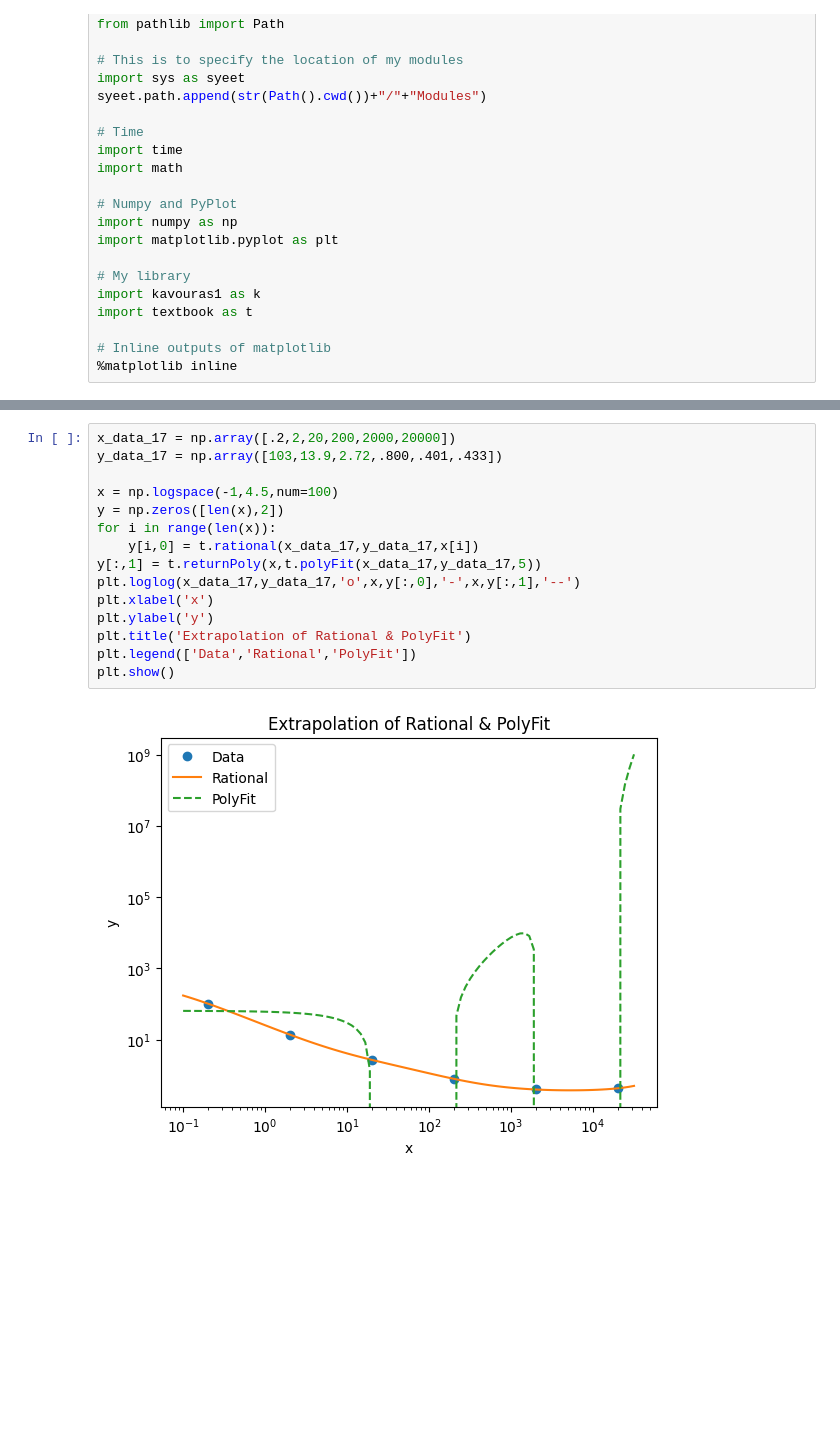
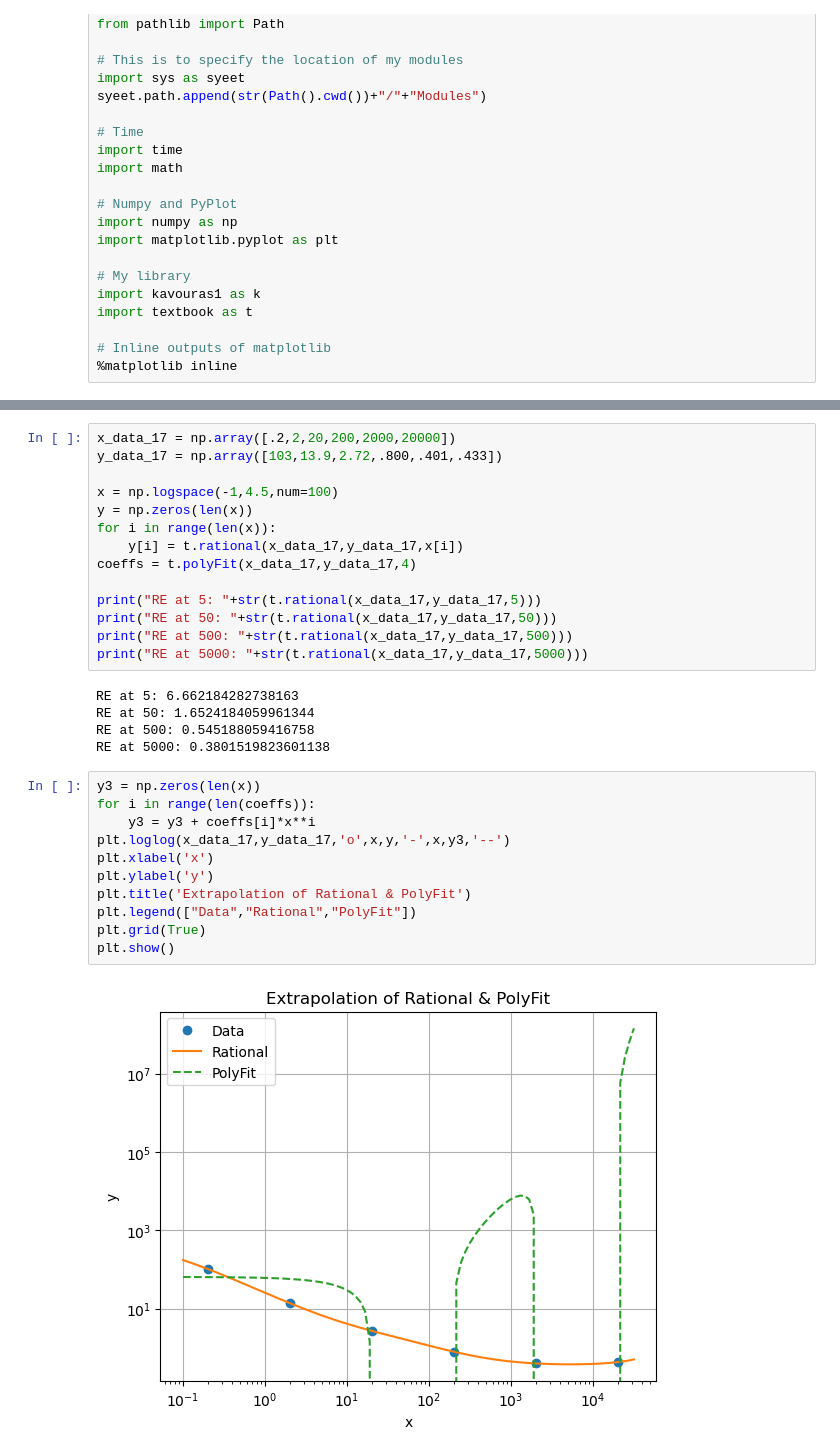
Before and after one commit to kavourbm/Aerospace-Computing, a Jupyter notebook: AEEM2058_Benjamin_Kavouras_HW4.ipynb, the cells around one changed output, grey strips where cells are left out. Drawn from its saved outputs; the diff is of its cells as text; blank space fills up the shorter version.

```diff
--- a/AEEM2058_Benjamin_Kavouras_HW4.ipynb
+++ b/AEEM2058_Benjamin_Kavouras_HW4.ipynb
@@ -46,18 +46,33 @@ x_data_17 = np.array([.2,2,20,200,2000,20000])
 y_data_17 = np.array([103,13.9,2.72,.800,.401,.433])
 
 x = np.logspace(-1,4.5,num=100)
-y = np.zeros([len(x),2])
+y = np.zeros(len(x))
 for i in range(len(x)):
-    y[i,0] = t.rational(x_data_17,y_data_17,x[i])
-y[:,1] = t.returnPoly(x,t.polyFit(x_data_17,y_data_17,5))
-plt.loglog(x_data_17,y_data_17,'o',x,y[:,0],'-',x,y[:,1],'--')
-plt.xlabel('x')
-plt.ylabel('y')
-plt.title('Extrapolation of Rational & PolyFit')
-plt.legend(['Data','Rational','PolyFit'])
-plt.show()
+    y[i] = t.rational(x_data_17,y_data_17,x[i])
+coeffs = t.polyFit(x_data_17,y_data_17,4)
+
+print("RE at 5: "+str(t.rational(x_data_17,y_data_17,5)))
+print("RE at 50: "+str(t.rational(x_data_17,y_data_17,50)))
+print("RE at 500: "+str(t.rational(x_data_17,y_data_17,500)))
+print("RE at 5000: "+str(t.rational(x_data_17,y_data_17,5000)))
 # %% [output]
-[figure, removed]
+RE at 5: 6.662184282738163
+RE at 50: 1.6524184059961344
+RE at 500: 0.545188059416758
+RE at 5000: 0.3801519823601138
+# %%
+y3 = np.zeros(len(x))
+for i in range(len(coeffs)):
+    y3 = y3 + coeffs[i]*x**i
+plt.loglog(x_data_17,y_data_17,'o',x,y,'-',x,y3,'--')
+plt.xlabel('x')
+plt.ylabel('y')
+plt.title('Extrapolation of Rational & PolyFit')
+plt.legend(["Data","Rational","PolyFit"])
+plt.grid(True)
+plt.show()
+# %% [output]
+[figure, added]
 # %%
 year = np.array([1994,1995,1996,1997,1998,1999,2000,2001,2002,2003,2004,2005,2006,2007,2008,2009])
 ppm = np.array([356.8,358.2,360.3,361.8,364.0,365.7,366.7,368.2,370.5,372.2,374.9,376.7,378.7,381.0,382.9,384.7])
```
Also changed, not shown: parts of 4 cells of this notebook, 4 other files.
